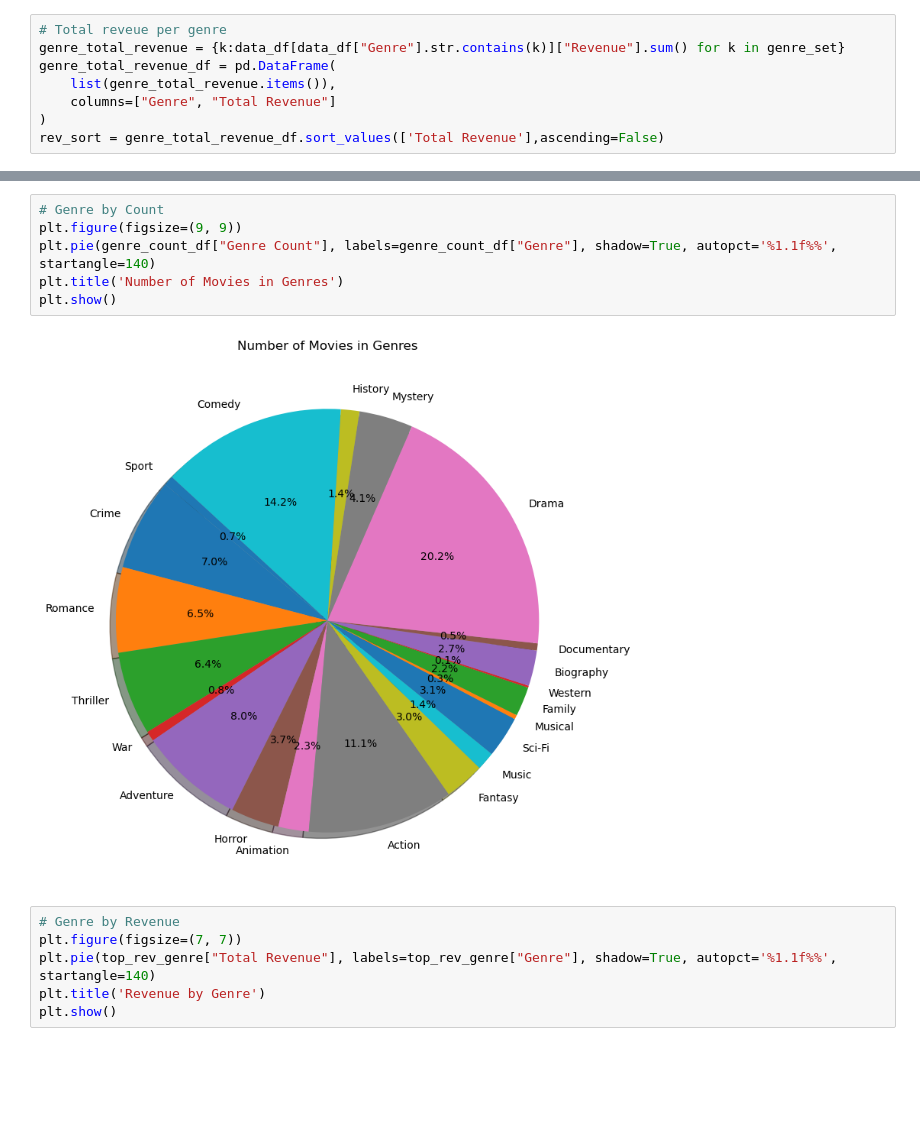
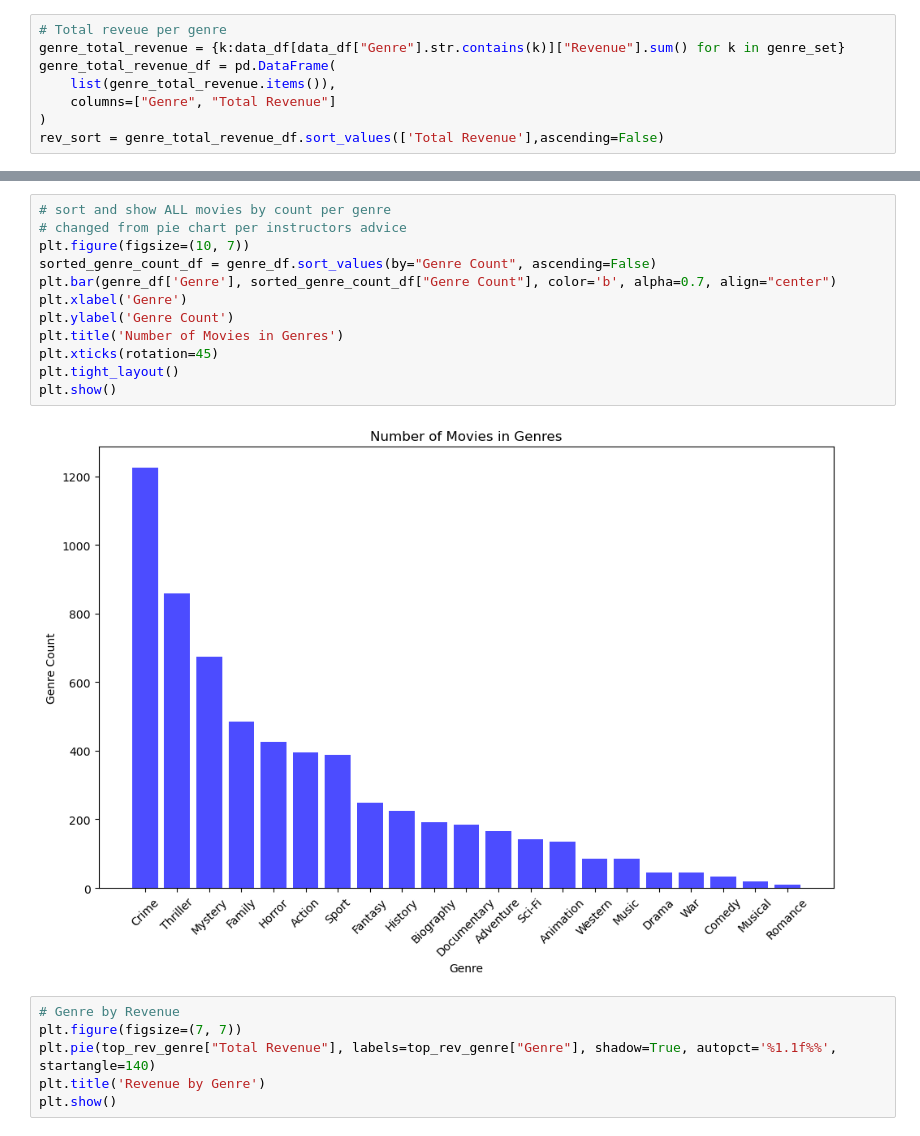
Before and after one commit to Robotrousers/Group1Proj1, a Jupyter notebook: mo_genres.ipynb, the cells around one changed output, grey strips where cells are left out. Saved outputs shown, nothing was run; the diff lists cells and outputs as text; blank space fills up the shorter version.

```diff
--- a/mo_genres.ipynb
+++ b/mo_genres.ipynb
@@ -142,11 +139,17 @@ top_rev_genre
-# %%
-# Genre by Count
-plt.figure(figsize=(9, 9))
-plt.pie(genre_count_df["Genre Count"], labels=genre_count_df["Genre"], shadow=True, autopct='%1.1f%%', startangle=140)
-plt.title('Number of Movies in Genres')
-plt.show()
-# %% [output]
-[figure, removed]
+# %%
+# sort and show ALL movies by count per genre
+# changed from pie chart per instructors advice
+plt.figure(figsize=(10, 7))
+sorted_genre_count_df = genre_df.sort_values(by="Genre Count", ascending=False)
+plt.bar(genre_df['Genre'], sorted_genre_count_df["Genre Count"], color='b', alpha=0.7, align="center")
+plt.xlabel('Genre')
+plt.ylabel('Genre Count')
+plt.title('Number of Movies in Genres')
+plt.xticks(rotation=45)
+plt.tight_layout()
+plt.show()
+# %% [output]
+[figure, added]
 # %%
 # Genre by Revenue
 plt.figure(figsize=(7, 7))
```
Also changed, not shown: parts of 7 cells of this notebook, 2 other files.
